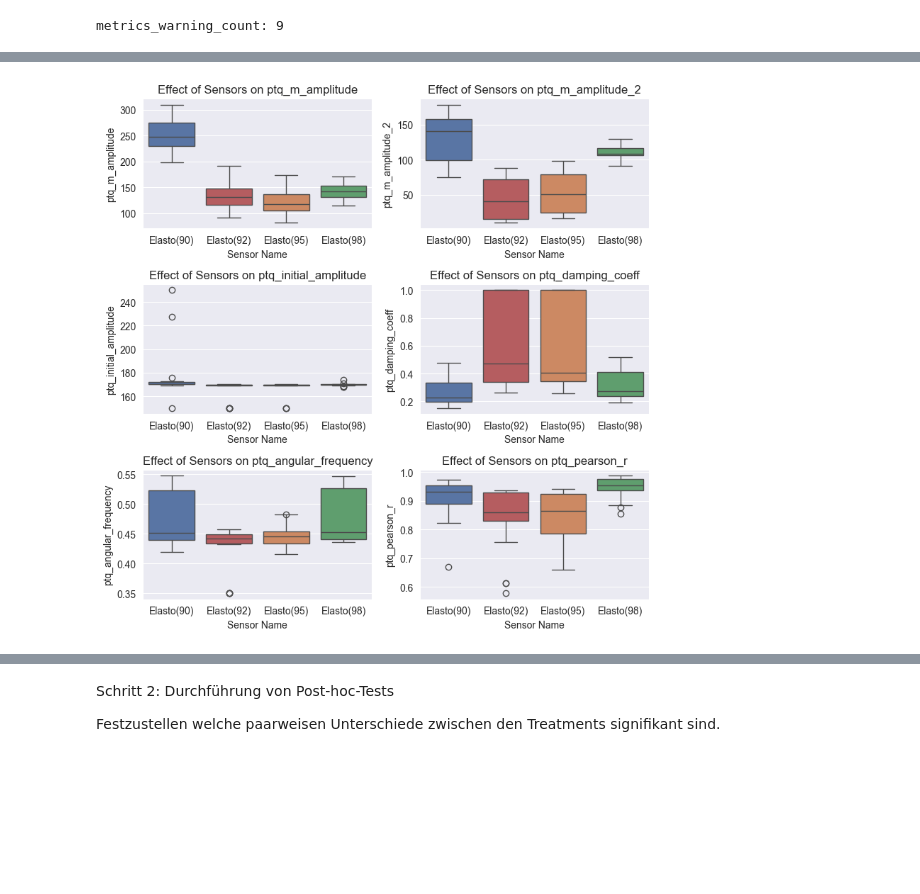
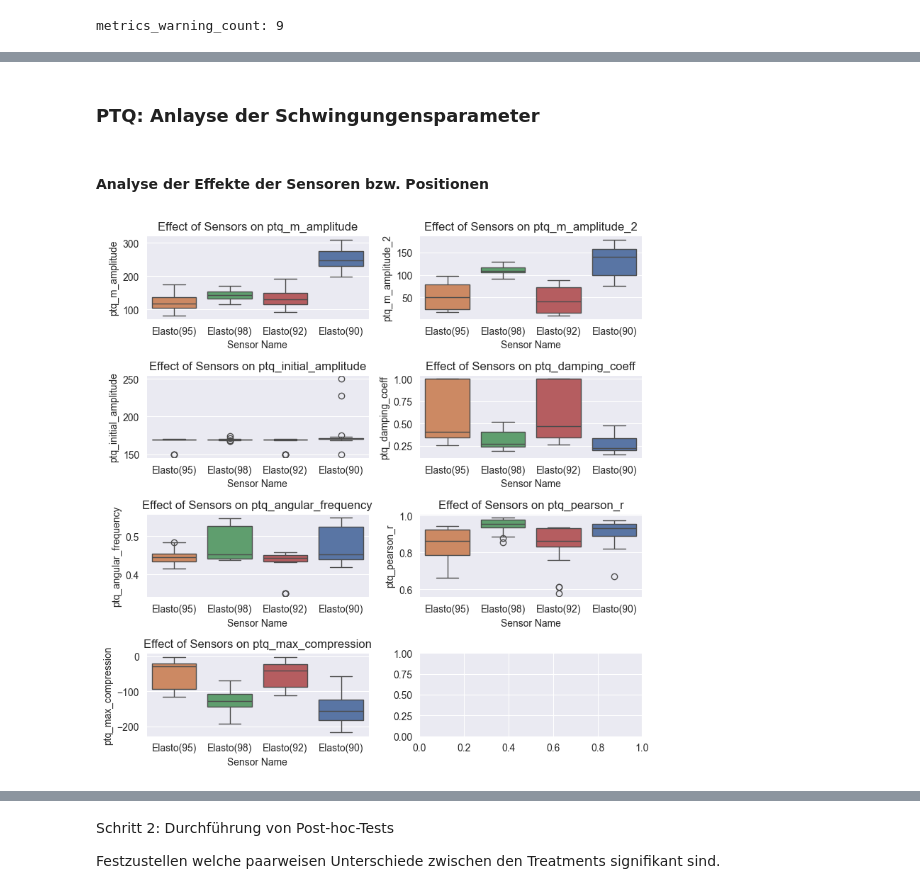
Before and after one commit to kyellsen/2023_Kronensicherung_Plesse_Kraefte_Schwingungen, a Jupyter notebook: 2023_Kronensicherung_Plesse_Kraefte_Schwingungen.ipynb, the cells around one changed output, grey strips where cells are left out. Cells and saved outputs as stored; diff of their text form; code cells hidden in the pictures; blank space fills up the shorter version.

```diff
--- a/2023_Kronensicherung_Plesse_Kraefte_Schwingungen.ipynb
+++ b/2023_Kronensicherung_Plesse_Kraefte_Schwingungen.ipynb
@@ -762,14 +893,28 @@ Integration verschiedener Datenquellen in einen einheitlichen DataFrame durch su
+# %%
+# Merging df and elasto_df
+# Filter sensor_df for 'Elasto' type
+elasto_df= sensor_df[sensor_df["type"] == "Elasto"].copy()
+
+# Create the ptq_sensor_name formatted column
+elasto_df["ptq_sensor_name"] = elasto_df["type"].astype(str) + "(" + elasto_df["sensor_id"].astype(str) + ")"
+
+elasto_df['diameter'] = elasto_df['circumference'] / np.pi
+
+# Define the specific columns to keep before merging
+select_cols = ["ptq_sensor_name", "location", "height", "diameter", "direction"]
+
+# Filter and keep only the selected columns in elasto_df
+elasto_df = elasto_df[select_cols]
+
+# Perform the left join on ptq_sensor_name
+df = df.merge(elasto_df, on="ptq_sensor_name", how="left")
 # %%
-# Merging ptq_metadata_df and series_df
-df = pd.merge(ptq_metadata_df, series_df, on='id', how='left')
-
 # Function to prepare ls3_metadata
 def prepare_ls3_metadata(df, sensor_id, new_prefix):
     return (df.query(f"sensor_id == '{sensor_id}'")
             .drop('sensor_id', axis=1)
             .add_prefix(new_prefix)
             .rename(columns={f'{new_prefix}measurement_id': sensor_id}))
-
 # Merging ls3_metadata with the main DataFrame
-df = (df.merge(prepare_ls3_metadata(ls3_metadata_df, '14:BF:E6', 'ls3_rope_'), on='14:BF:E6', how='left')
-      .merge(prepare_ls3_metadata(ls3_metadata_df, '14:99:1E', 'ls3_cable_'), on='14:99:1E', how='left'))
+df = df.merge(prepare_ls3_metadata(ls3_metadata_df, '14:BF:E6', 'ls3_rope_'), on='14:BF:E6', how='left')
+df = df.merge(prepare_ls3_metadata(ls3_metadata_df, '14:99:1E', 'ls3_cable_'), on='14:99:1E', how='left')
@@ -854,0 +1099,2 @@ variables = [
+# %%
+df['elongation_difference'] = (df['calc_max_elongation'] - df['ptq_max_elongation']) / df['ptq_max_elongation'] * 100
@@ -855,19 +1328,35 @@ variables = [
+# %% [markdown]
+### PTQ: Anlayse der Schwingungensparameter
+# %%
+
+variables = [
+    'ptq_m_amplitude',
+    'ptq_m_amplitude_2',
+    'ptq_initial_amplitude',
+    'ptq_damping_coeff',
+    'ptq_angular_frequency',
+    'ptq_pearson_r',
+    'ptq_max_compression'
+]
+#df.head()
+# %% [markdown]
+#### Analyse der Effekte der Sensoren bzw. Positionen
 # %%
 # Boxplots erstellen für die Sensoren
-fig, axes = plt.subplots(3, 2, figsize=(8, 8))
+fig, axes = plt.subplots(4, 2, figsize=(8, 8))
 axes = axes.flatten()
 
 for i, variable in enumerate(variables):
     sns.boxplot(ax=axes[i], x='ptq_sensor_name', y=variable, data=df, palette=sensor_color_dict, hue='ptq_sensor_name', dodge=False, legend=False)
     axes[i].set_title(f'Effect of Sensors on {variable}')
     axes[i].set_xlabel('Sensor Name')
     axes[i].set_ylabel(variable)
 
 plt.tight_layout()
 plt.show()
 PLOT_MANAGER.save_plot(fig, filename="effect_for_sensors", subdir="combined")
 # %% [output]
-[figure, old version]
+[figure, new version]
 # %%
 # ANCOVA
 models = {}
```
Also changed, not shown: parts of 92 cells of this notebook.
